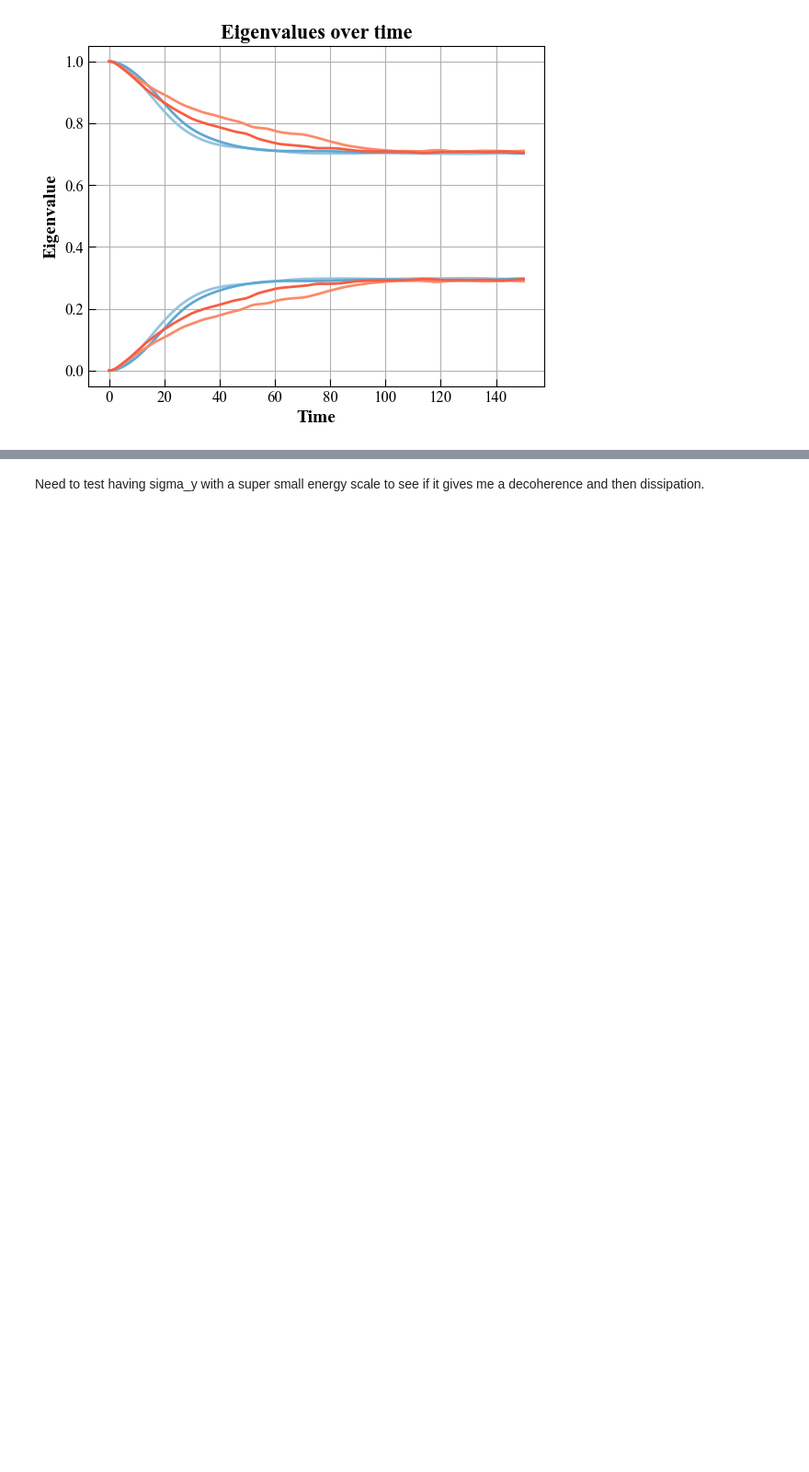
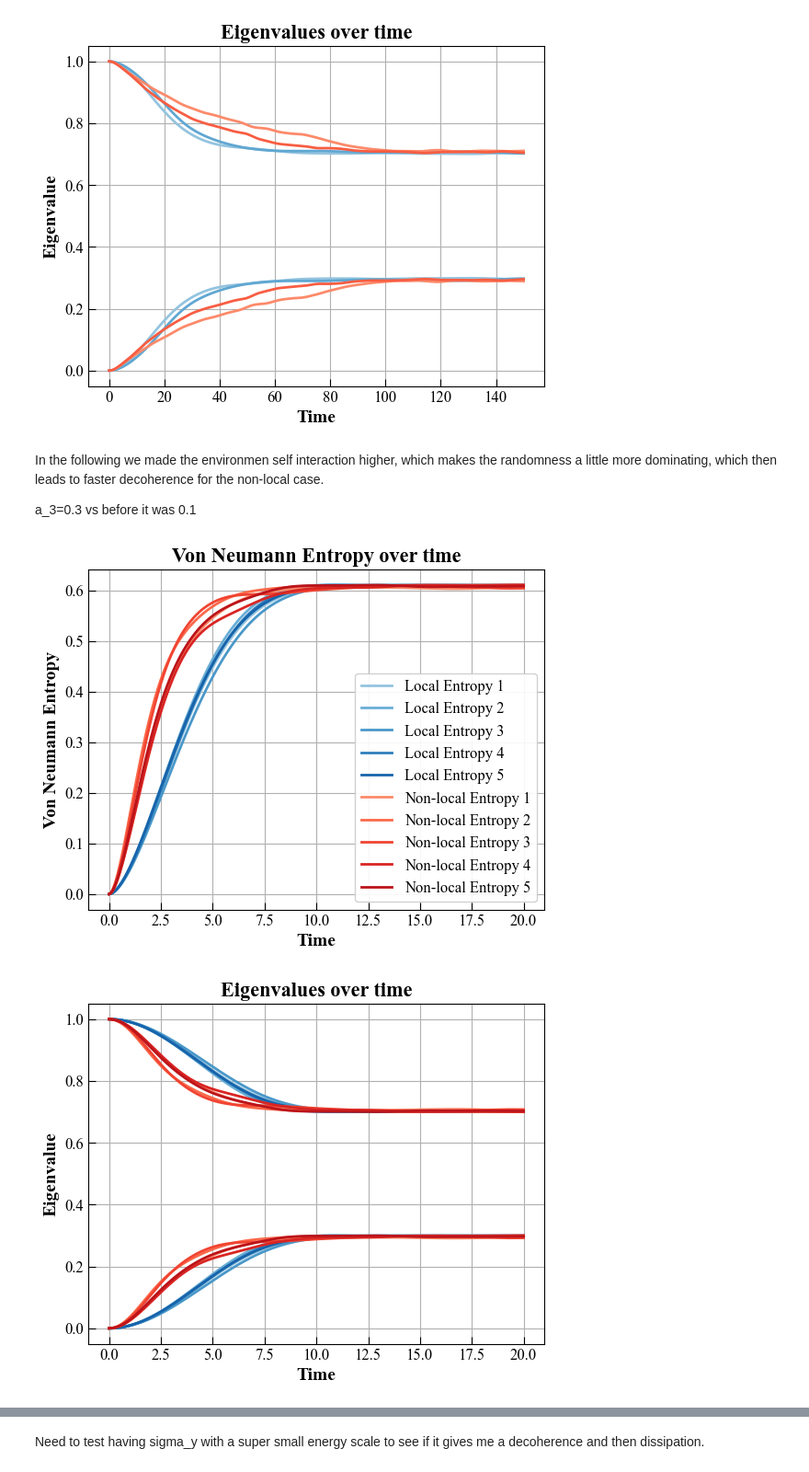
Before and after one commit to MarinAndreGirard/ACL, a Jupyter notebook: Working/2_locality.ipynb, the cells around one changed output, grey strips where cells are left out. Shown at 92% size. Saved outputs shown, nothing was run; the diff lists cells and outputs as text; code cells hidden in the pictures; blank space fills up the shorter version.

```diff
--- a/Working/2_locality.ipynb
+++ b/Working/2_locality.ipynb
@@ -544,15 +550,15 @@ def plot_function(file_name_local,file_name_non_local,file_suffixes=[1,2],n_e=8)
     # Plot the results
     from matplotlib import cm
 
-    blues = cm.Blues(np.linspace(0.4, 0.8, 4))  # Blue shades for the first 4 (local)
-    reds = cm.Reds(np.linspace(0.4, 0.8, 4))    # Red shades for the second 4 (non-local)
+    blues = cm.Blues(np.linspace(0.4, 0.8, len(file_suffixes)))  # Blue shades for the first 4 (local)
+    reds = cm.Reds(np.linspace(0.4, 0.8, len(file_suffixes)))    # Red shades for the second 4 (non-local)
 
     # Plot for local Hamiltonian
-    for i in range(2):
+    for i in range(len(file_suffixes)):
         plt.plot(tlist, local_entropies[i], color=blues[i], label=f"Local Entropy {i+1}")
 
     # Plot for non-local Hamiltonian
-    for i in range(2):
+    for i in range(len(file_suffixes)):
         plt.plot(tlist, non_local_entropies[i], color=reds[i], label=f"Non-local Entropy {i+1}")
 
     plt.xlabel('Time')
@@ -562,11 +568,11 @@ def plot_function(file_name_local,file_name_non_local,file_suffixes=[1,2],n_e=8)
     plt.legend()
     plt.show()
 
-    for i in range(2):
+    for i in range(len(file_suffixes)):
         plt.plot(tlist, local_eigenvalues[i], color=blues[i], label=f"Eigenvalues local case {i+1}")
 
     # Plot for non-local Hamiltonian
-    for i in range(2):
+    for i in range(len(file_suffixes)):
         plt.plot(tlist, non_local_eigenvalues[i], color=reds[i], label=f"Eigenvalues non-local case {i+1}")
 
     plt.xlabel('Time')
@@ -610,3 +616,12 @@ plot_function("2_locality_1","non_locality_1")
 # %% [output]
 [figure]
 [figure]
+# %% [markdown]
+In the following we made the environmen self interaction higher, which makes the randomness a little more dominating, which then leads to faster decoherence for the non-local case.
+
+a_3=0.3 vs before it was 0.1
+# %%
+plot_function("2_locality_2","non_locality_2",[1,2,3,4,5])
+# %% [output]
+[figure, added]
+[figure, added]
```
Also changed, not shown: parts of 4 cells of this notebook, 1 other file.
